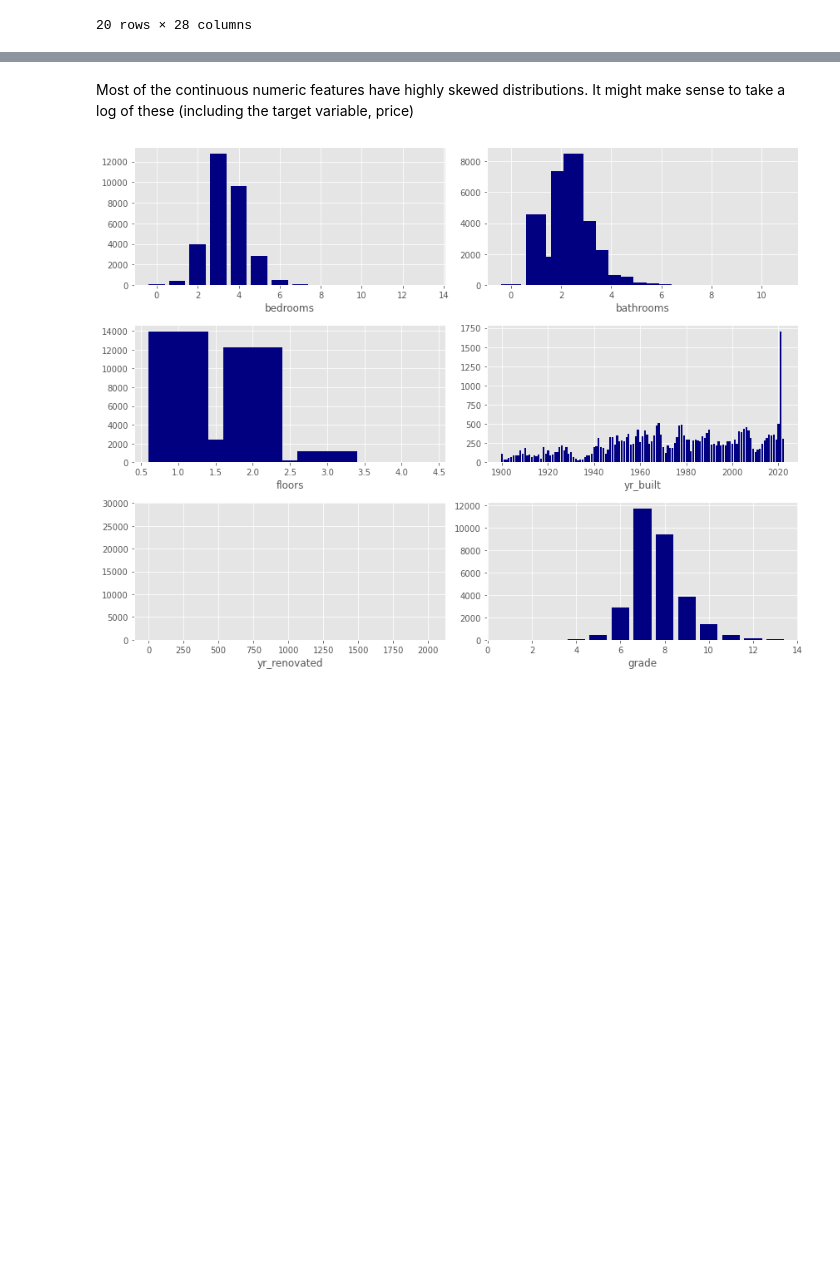
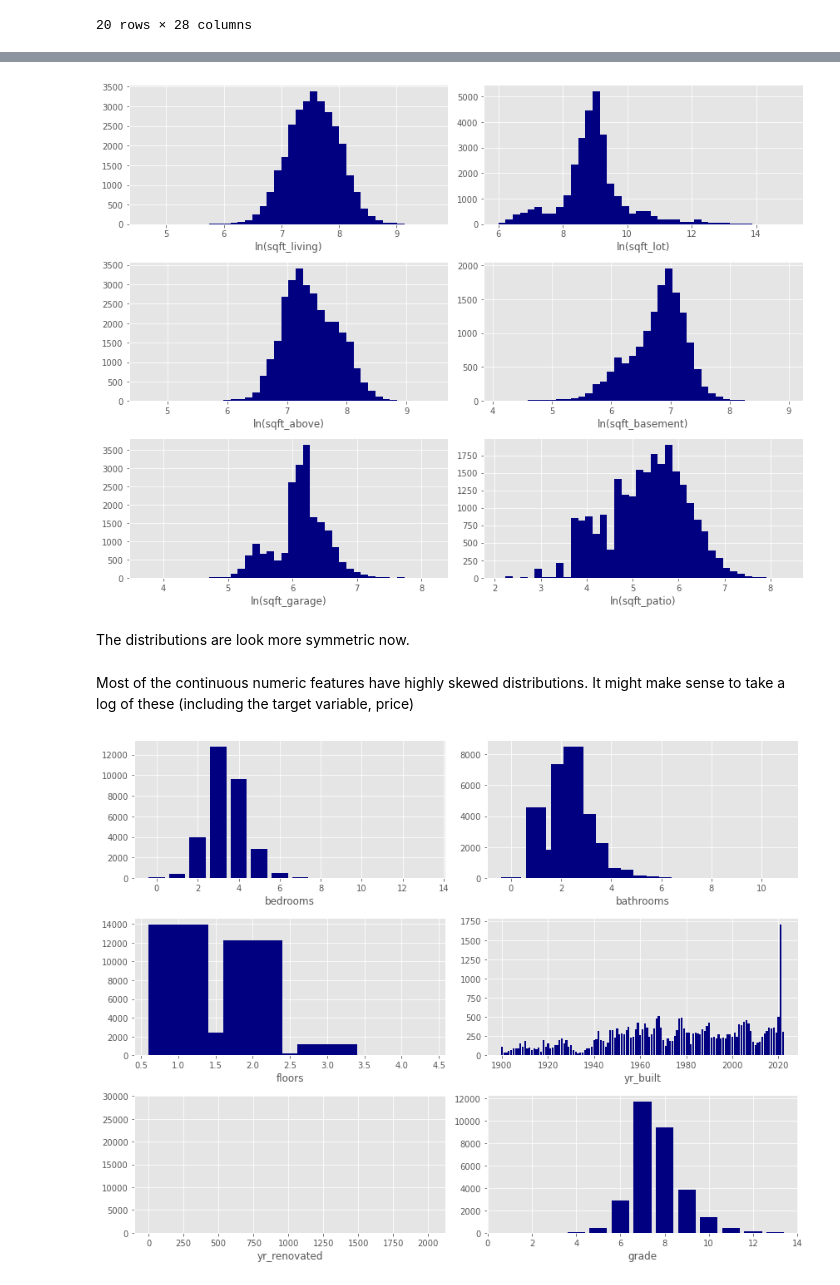
Before and after one commit to daviderics/KC-House-Sales-Phase-2-Project, a Jupyter notebook: student.ipynb, the cells around one changed output, grey strips where cells are left out. Drawn from its saved outputs; the diff is of its cells as text; code cells hidden in the pictures; blank space fills up the shorter version.

```diff
--- a/student.ipynb
+++ b/student.ipynb
@@ -390,3 +411,16 @@ fig.tight_layout()
+# %%
+# Histograms of the continuous numerical data
+fig, ax = plt.subplots(ncols = 2, nrows = 3, figsize = (12,9) )
+for n, feat in enumerate(cont_num):
+    i = n // 2
+    j = n % 2
+    ax[i,j].hist(np.log(df[df[feat] != 0][feat]), bins = 40, color = (0.0,0.0,0.5,1.0))
+    ax[i,j].set_xlabel(f"ln({feat})")
+fig.tight_layout()
+# %% [output]
+[figure, added]
+# %% [markdown]
+The distributions are look more symmetric now.
 # %% [markdown]
 Most of the continuous numeric features have highly skewed distributions. It might make sense to take a log of these (including the target variable, price)
 # %%
```
Also changed, not shown: parts of 20 cells of this notebook.
